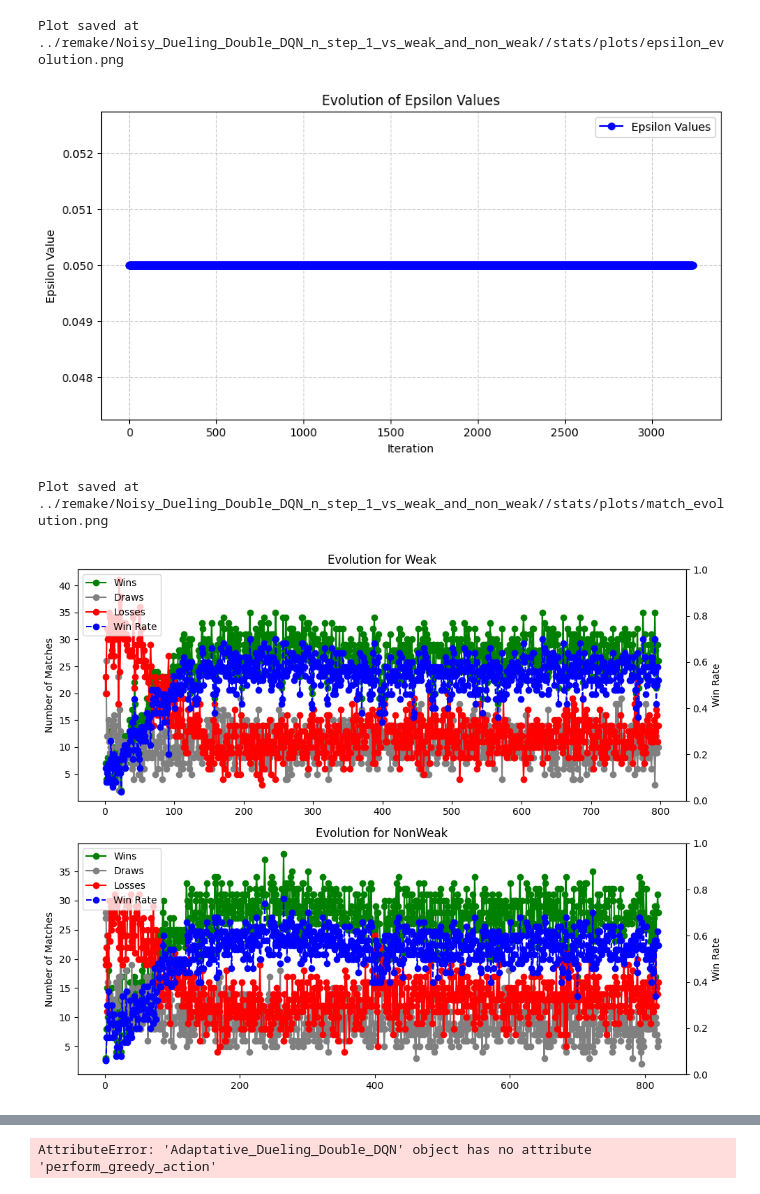
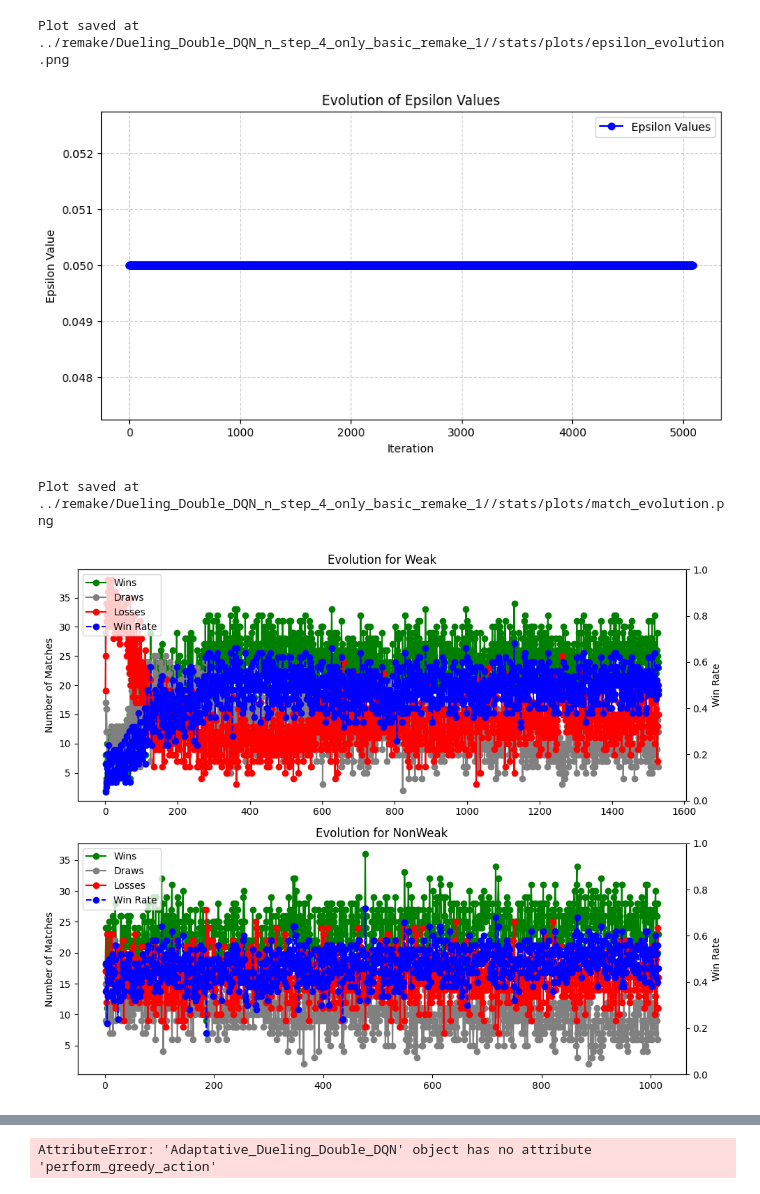
Before and after one commit to JoJoBarthold2/hockey-en-mallorca, a Jupyter notebook: src/hockey-env/test_agent.ipynb, the cells around one changed output, grey strips where cells are left out. Cells and saved outputs as stored; diff of their text form; code cells hidden in the pictures.

Commit message:
all of pablos agents tested

```diff
--- a/src/hockey-env/test_agent.ipynb
+++ b/src/hockey-env/test_agent.ipynb
@@ -36,7 +36,7 @@ seed = SEED_TRAIN_1
 USE_MORE_ACTIONS = True
 # %%
 reload(h_env)
-env_name = "../remake/Noisy_Double_DQN_n_step_1_vs_weak/"
+env_name = "../remake/Dueling_Double_DQN_n_step_4_only_basic_remake_1/"
 env = h_env.HockeyEnv()
 h_env.HockeyEnv().seed(seed)
 #env = gym.make("CartPole-v1", render_mode = "rgb_array")
@@ -49,7 +49,7 @@ else:
     action_space = env.discrete_action_space
 
 #agent = Adaptative_Dueling_Double_DQN_better_mem(state_space, action_space, seed = seed, eps = 0.01, learning_rate = 0.0001, hidden_sizes = [256, 256], n_steps = 5, env = env, use_more_actions = USE_MORE_ACTIONS)
-agent = Adaptative_Dueling_Double_DQN(state_space, action_space, seed = seed,use_dueling = False, use_double = True, use_noisy = True ,eps = 0.01, learning_rate = 0.0001, hidden_sizes = [256, 256], env = env, use_more_actions = USE_MORE_ACTIONS)
+agent = Adaptative_Dueling_Double_DQN(state_space, action_space, seed = seed,use_dueling = True, use_double = True, use_noisy = False ,eps = 0.01, learning_rate = 0.0001, hidden_sizes = [256, 256], env = env, use_more_actions = USE_MORE_ACTIONS)
 #agent = Prio_DQN_Agent(state_space, action_space, seed = seed, eps = 0.01, learning_rate = 0.0001, hidden_sizes = [256, 256], n_steps = 5, env = env, use_more_actions = USE_MORE_ACTIONS)
 agent.Q.load(env_name, name = "most_recent")
 # %% [output]
@@ -87,25 +87,25 @@ Plot saved at ../remake/Noisy_Dueling_Double_DQN_n_step_1_vs_weak_and_non_weak//
 epsilons = sf.load_epsilons(env_name)
 sf.plot_epsilon_evolution(env_name, epsilons)
 # %% [output]
-Plot saved at ../remake/Noisy_Dueling_Double_DQN_n_step_1_vs_weak_and_non_weak//stats/plots/epsilon_evolution.png
+Plot saved at ../remake/Dueling_Double_DQN_n_step_4_only_basic_remake_1//stats/plots/epsilon_evolution.png
-[figure, old version]
+[figure, new version]
 # %%
 match_history = sf.load_match_history(env_name)
 """sf.plot_match_evolution_by_chunks(env_name, match_history,  [
     "Random",
     "Weak",
     "NonWeak",
     "Prio Agent_5000",
     "Prio_Agent_7500",
     "Combined Agent_5000",
     "Combined Agent_7500",
     "self_play",
 ], 50)"""
 
-sf.plot_match_evolution_by_chunks(env_name, match_history,  ["Weak", ],50)
+sf.plot_match_evolution_by_chunks(env_name, match_history,  ["Weak", "NonWeak" ],50)
 # %% [output]
-Plot saved at ../remake/Noisy_Dueling_Double_DQN_n_step_1_vs_weak_and_non_weak//stats/plots/match_evolution.png
+Plot saved at ../remake/Dueling_Double_DQN_n_step_4_only_basic_remake_1//stats/plots/match_evolution.png
-[figure, old version]
+[figure, new version]
 # %%
 def test_agent(agent = agent, opponent = RandomAgent(seed), test_episodes  = len(SEEDS_TEST), max_steps = 30000, opponent_name = "random", agent_name = "prio_agent", env_name = env_name):
 
```
Also changed, not shown: parts of 6 cells of this notebook, 39 other files.
